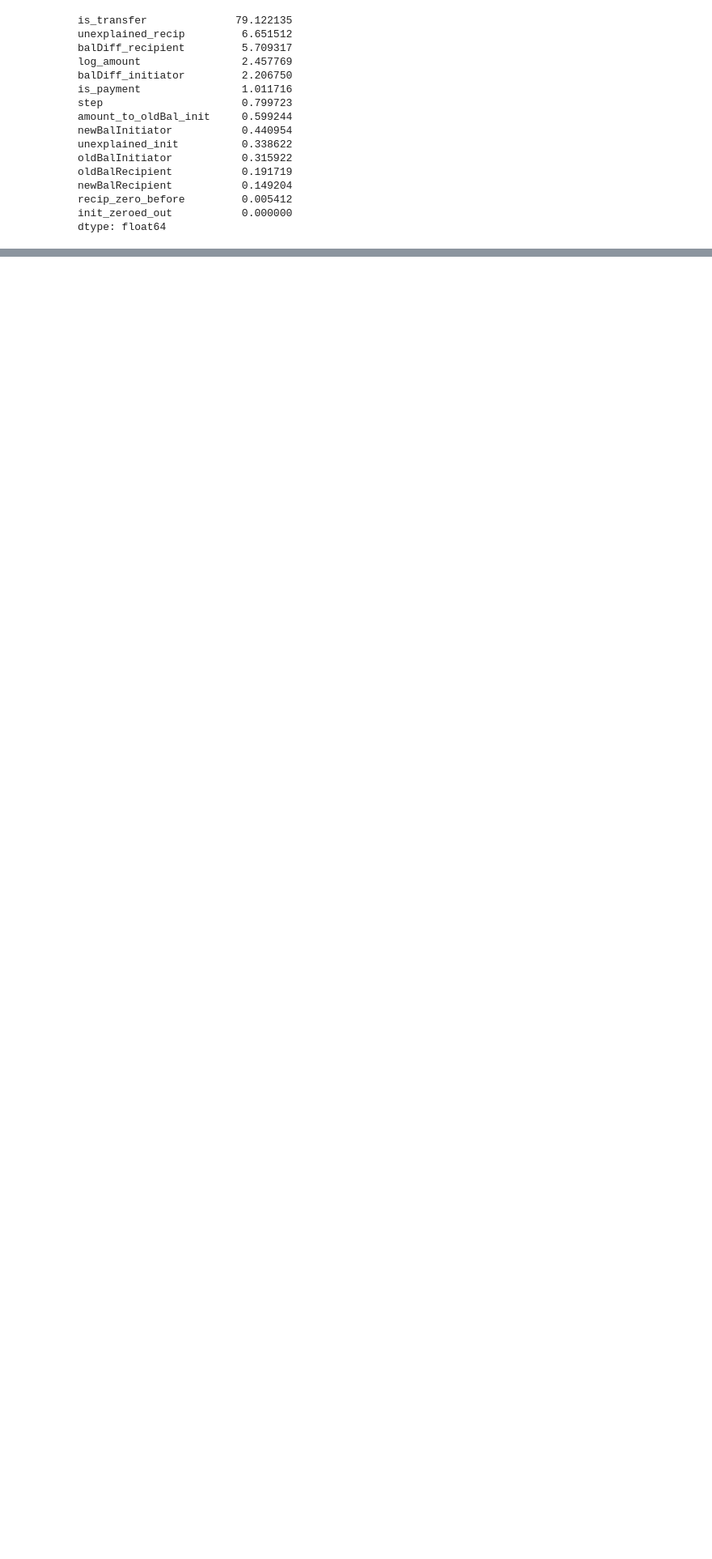
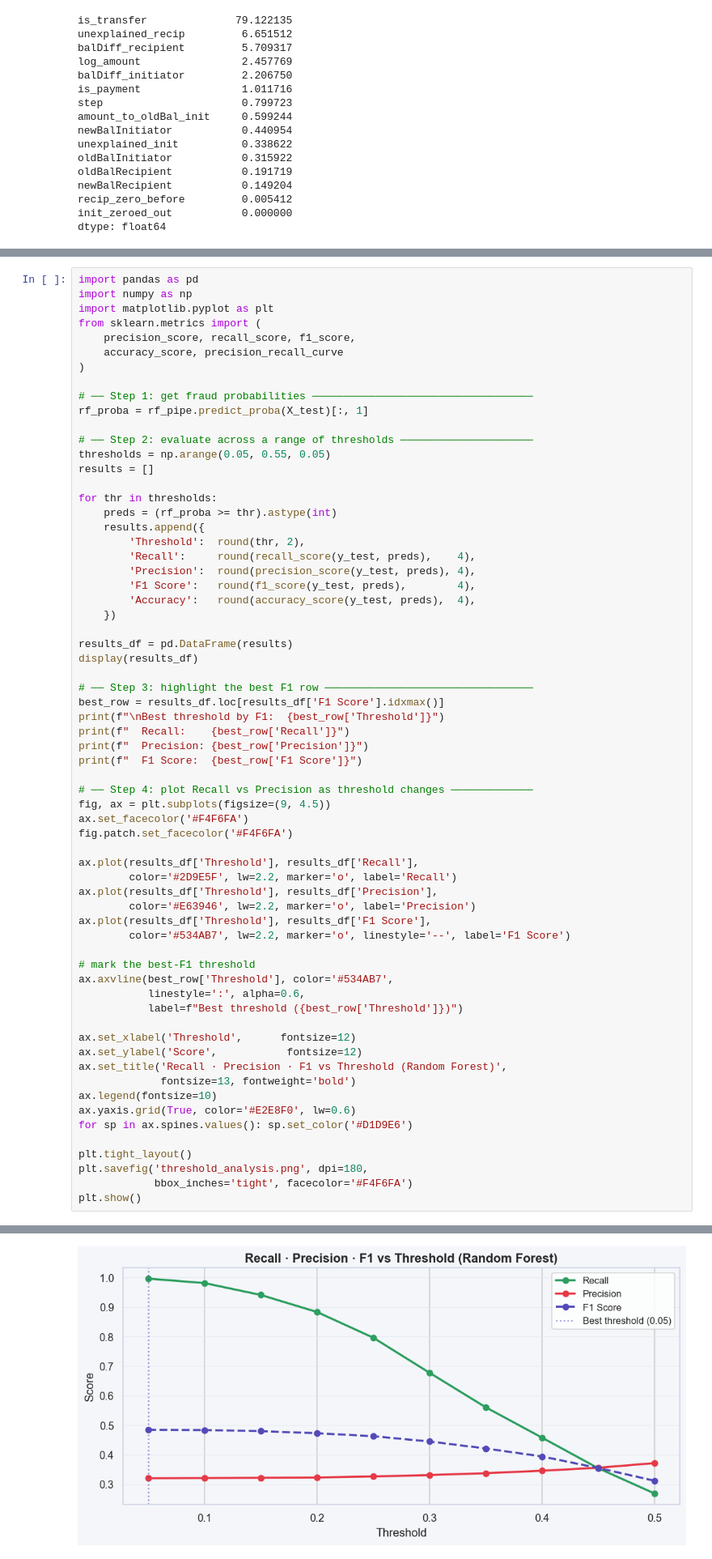
Before and after one commit to SsegawaAbdulkarim/MobileMoney, a Jupyter notebook: Assignment1_FraudDetection2.ipynb, the cells around one changed output, grey strips where cells are left out. Shown at 81% size. Drawn from its saved outputs; the diff is of its cells as text; blank space fills up the shorter version.

```diff
--- a/Assignment1_FraudDetection2.ipynb
+++ b/Assignment1_FraudDetection2.ipynb
@@ -1046,0 +892,66 @@ display(confusion_df)
+# %%
+import pandas as pd
+import numpy as np
+import matplotlib.pyplot as plt
+from sklearn.metrics import (
+    precision_score, recall_score, f1_score,
+    accuracy_score, precision_recall_curve
+)
+
+# ── Step 1: get fraud probabilities ───────────────────────────────────
+rf_proba = rf_pipe.predict_proba(X_test)[:, 1]
+
+# ── Step 2: evaluate across a range of thresholds ─────────────────────
+thresholds = np.arange(0.05, 0.55, 0.05)
+results = []
+
+for thr in thresholds:
+    preds = (rf_proba >= thr).astype(int)
+    results.append({
+        'Threshold':  round(thr, 2),
+        'Recall':     round(recall_score(y_test, preds),    4),
+        'Precision':  round(precision_score(y_test, preds), 4),
+        'F1 Score':   round(f1_score(y_test, preds),        4),
+        'Accuracy':   round(accuracy_score(y_test, preds),  4),
+    })
+
+results_df = pd.DataFrame(results)
+display(results_df)
+
+# ── Step 3: highlight the best F1 row ─────────────────────────────────
+best_row = results_df.loc[results_df['F1 Score'].idxmax()]
+print(f"\nBest threshold by F1:  {best_row['Threshold']}")
+print(f"  Recall:    {best_row['Recall']}")
+print(f"  Precision: {best_row['Precision']}")
+print(f"  F1 Score:  {best_row['F1 Score']}")
+
+# ── Step 4: plot Recall vs Precision as threshold changes ─────────────
+fig, ax = plt.subplots(figsize=(9, 4.5))
+ax.set_facecolor('#F4F6FA')
+fig.patch.set_facecolor('#F4F6FA')
+
+ax.plot(results_df['Threshold'], results_df['Recall'],
+        color='#2D9E5F', lw=2.2, marker='o', label='Recall')
+ax.plot(results_df['Threshold'], results_df['Precision'],
+        color='#E63946', lw=2.2, marker='o', label='Precision')
+ax.plot(results_df['Threshold'], results_df['F1 Score'],
+        color='#534AB7', lw=2.2, marker='o', linestyle='--', label='F1 Score')
+
+# mark the best-F1 threshold
+ax.axvline(best_row['Threshold'], color='#534AB7',
+           linestyle=':', alpha=0.6,
+           label=f"Best threshold ({best_row['Threshold']})")
+
+ax.set_xlabel('Threshold',      fontsize=12)
+ax.set_ylabel('Score',           fontsize=12)
+ax.set_title('Recall · Precision · F1 vs Threshold (Random Forest)',
+             fontsize=13, fontweight='bold')
+ax.legend(fontsize=10)
+ax.yaxis.grid(True, color='#E2E8F0', lw=0.6)
+for sp in ax.spines.values(): sp.set_color('#D1D9E6')
+
+plt.tight_layout()
+plt.savefig('threshold_analysis.png', dpi=180,
+            bbox_inches='tight', facecolor='#F4F6FA')
+plt.show()
+# %% [output]
@@ -1046,0 +973 @@ display(confusion_df)
+[figure, added]
```
Also changed, not shown: parts of 20 cells of this notebook.
